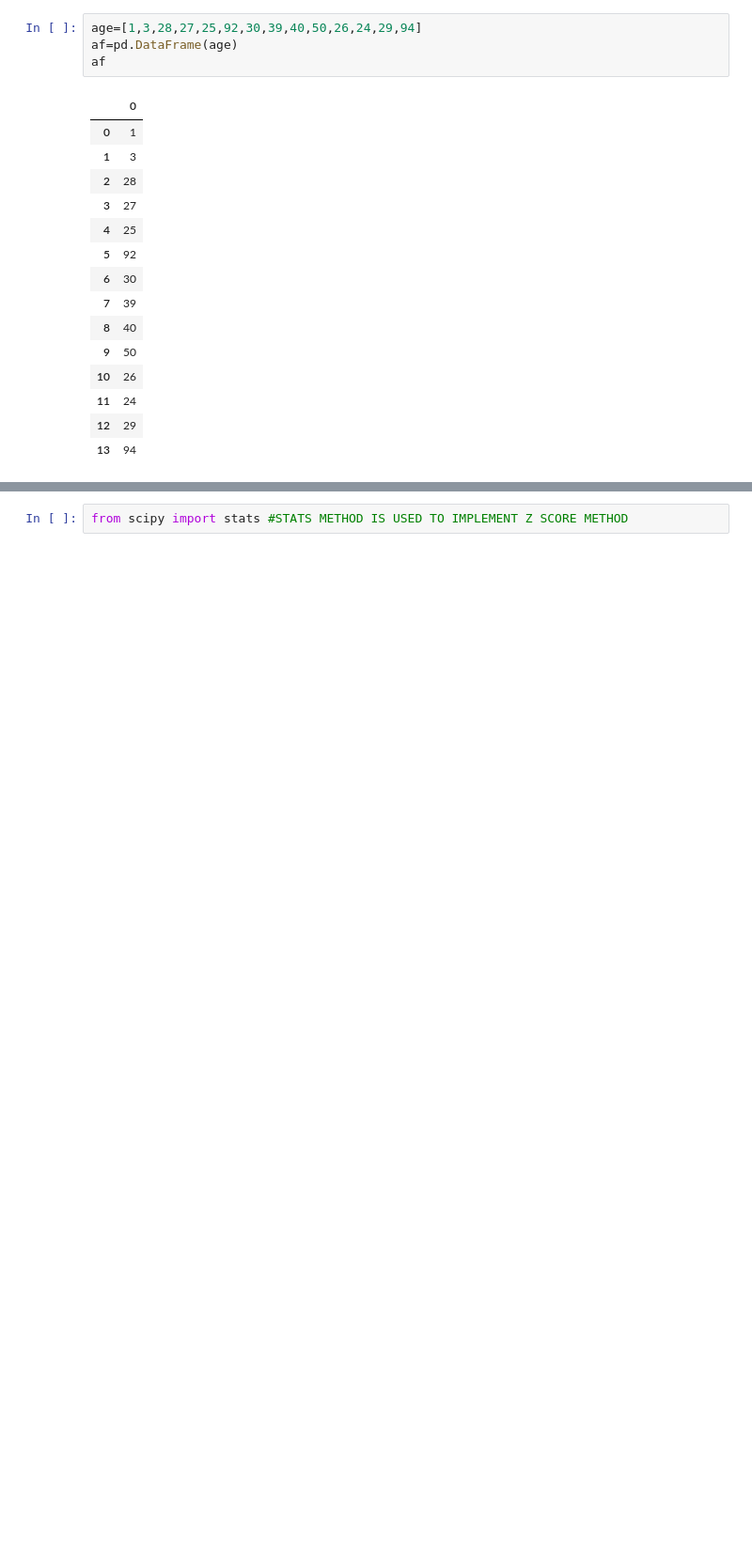
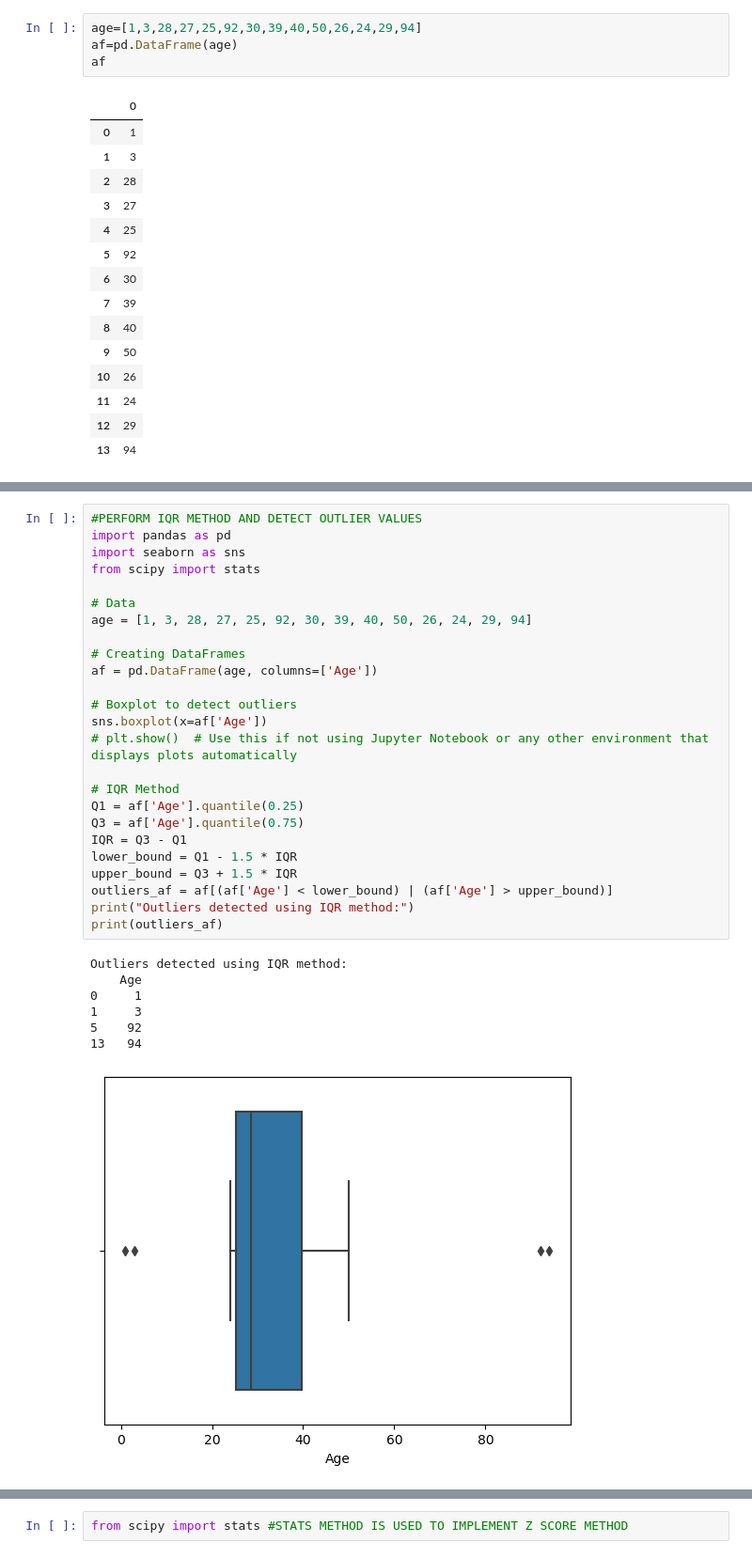
Before and after one commit to akash7812/exno1, a Jupyter notebook: EXNO1_DS.ipynb, the cells around one changed output, grey strips where cells are left out. Shown at 94% size. Cells and saved outputs as stored; diff of their text form; blank space fills up the shorter version.

```diff
--- a/EXNO1_DS.ipynb
+++ b/EXNO1_DS.ipynb
@@ -214,0 +226,33 @@ af
+# %%
+#PERFORM IQR METHOD AND DETECT OUTLIER VALUES
+import pandas as pd
+import seaborn as sns
+from scipy import stats
+
+# Data
+age = [1, 3, 28, 27, 25, 92, 30, 39, 40, 50, 26, 24, 29, 94]
+
+# Creating DataFrames
+af = pd.DataFrame(age, columns=['Age'])
+
+# Boxplot to detect outliers
+sns.boxplot(x=af['Age'])
+# plt.show()  # Use this if not using Jupyter Notebook or any other environment that displays plots automatically
+
+# IQR Method
+Q1 = af['Age'].quantile(0.25)
+Q3 = af['Age'].quantile(0.75)
+IQR = Q3 - Q1
+lower_bound = Q1 - 1.5 * IQR
+upper_bound = Q3 + 1.5 * IQR
+outliers_af = af[(af['Age'] < lower_bound) | (af['Age'] > upper_bound)]
+print("Outliers detected using IQR method:")
+print(outliers_af)
+# %% [output]
+Outliers detected using IQR method:
+    Age
+0     1
+1     3
+5    92
+13   94
+[figure, added]
```
Also changed, not shown: parts of 13 cells of this notebook, 17 other files.
